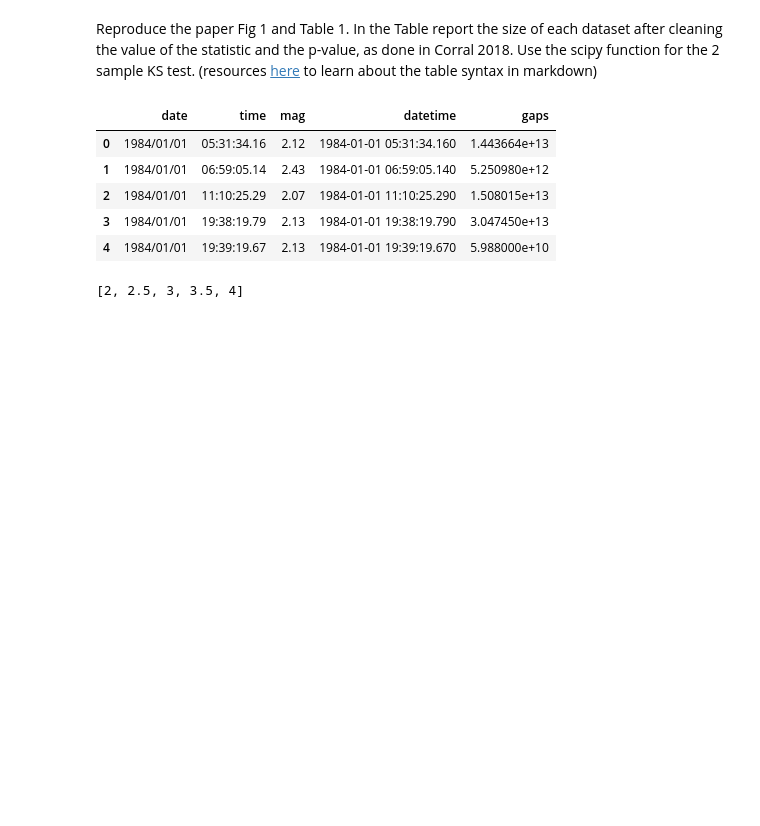
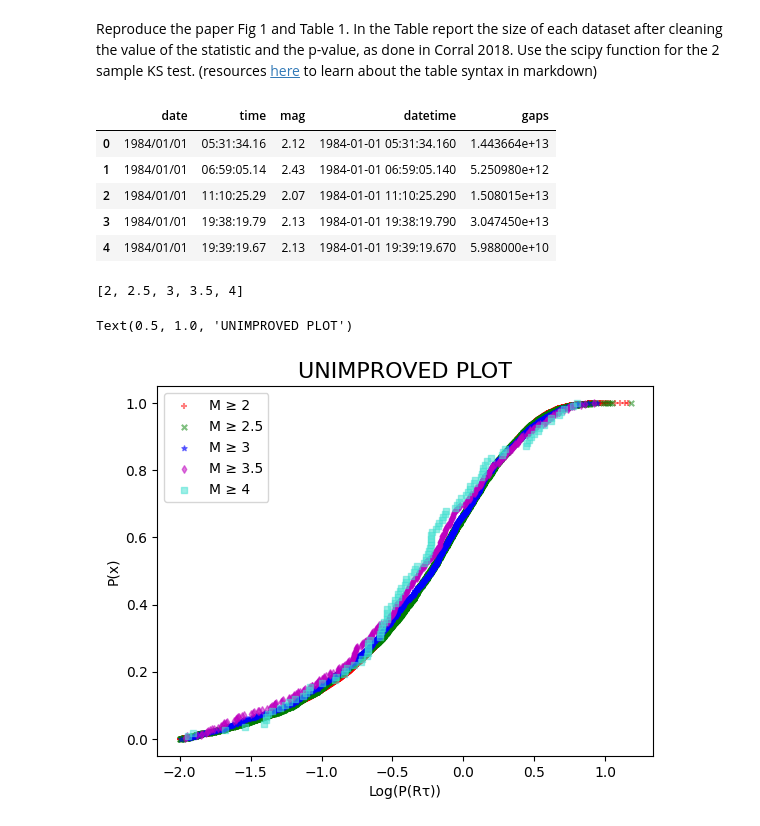
Before and after one commit to Ajb2307/DSPS_ABaldelli, a Jupyter notebook: HW9/KS_earthquakes_new_plot.ipynb, the cells around one changed output. Drawn from its saved outputs; the diff is of its cells as text; code cells hidden in the pictures; blank space fills up the shorter version.

```diff
--- a/HW9/KS_earthquakes_new_plot.ipynb
+++ b/HW9/KS_earthquakes_new_plot.ipynb
@@ -403,6 +403,31 @@ for m in thresholds:
 mag_values
 # %% [output]
 [2, 2.5, 3, 3.5, 4]
+# %%
+# plot
+pl.plot(figsize=(12, 10))
+m = 0.01
+Mk = 2
+colors = ["r", "g", "b", "m", "turquoise"]
+markers = ["+", "x", "*", "d", "s"]
+
+for i, Mk in enumerate(mag_values):
+
+  X_Mk = scaled_gaps[m][Mk]
+  N = len(X_Mk)
+
+  x = np.sort(np.log10(X_Mk))
+
+  p = np.arange(1/N, 1+1/N, 1/N)
+  pl.scatter(x,p, label=f"M ≥ {Mk}", marker= markers[i], s = 15, color = colors[i], alpha = 0.5)
+  pl.legend()
+
+pl.ylabel("P(x)")
+pl.xlabel("Log(P(Rτ))")
+pl.title("UNIMPROVED PLOT", fontsize = "16")
+# %% [output]
+Text(0.5, 1.0, 'UNIMPROVED PLOT')
+[figure, added]
 # %%
 from logging import log
 from matplotlib import lines
```
Also changed, not shown: parts of 3 cells of this notebook.
